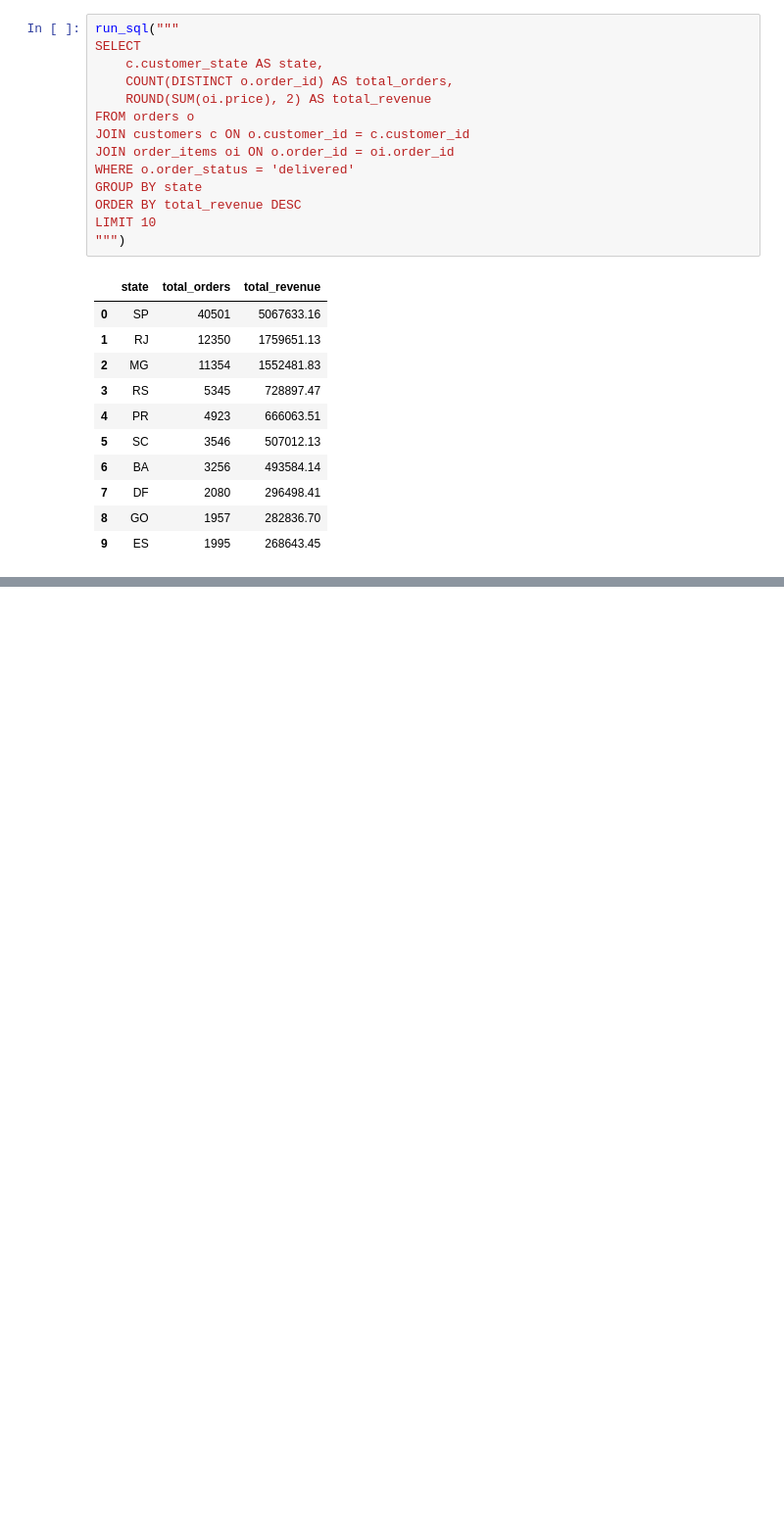
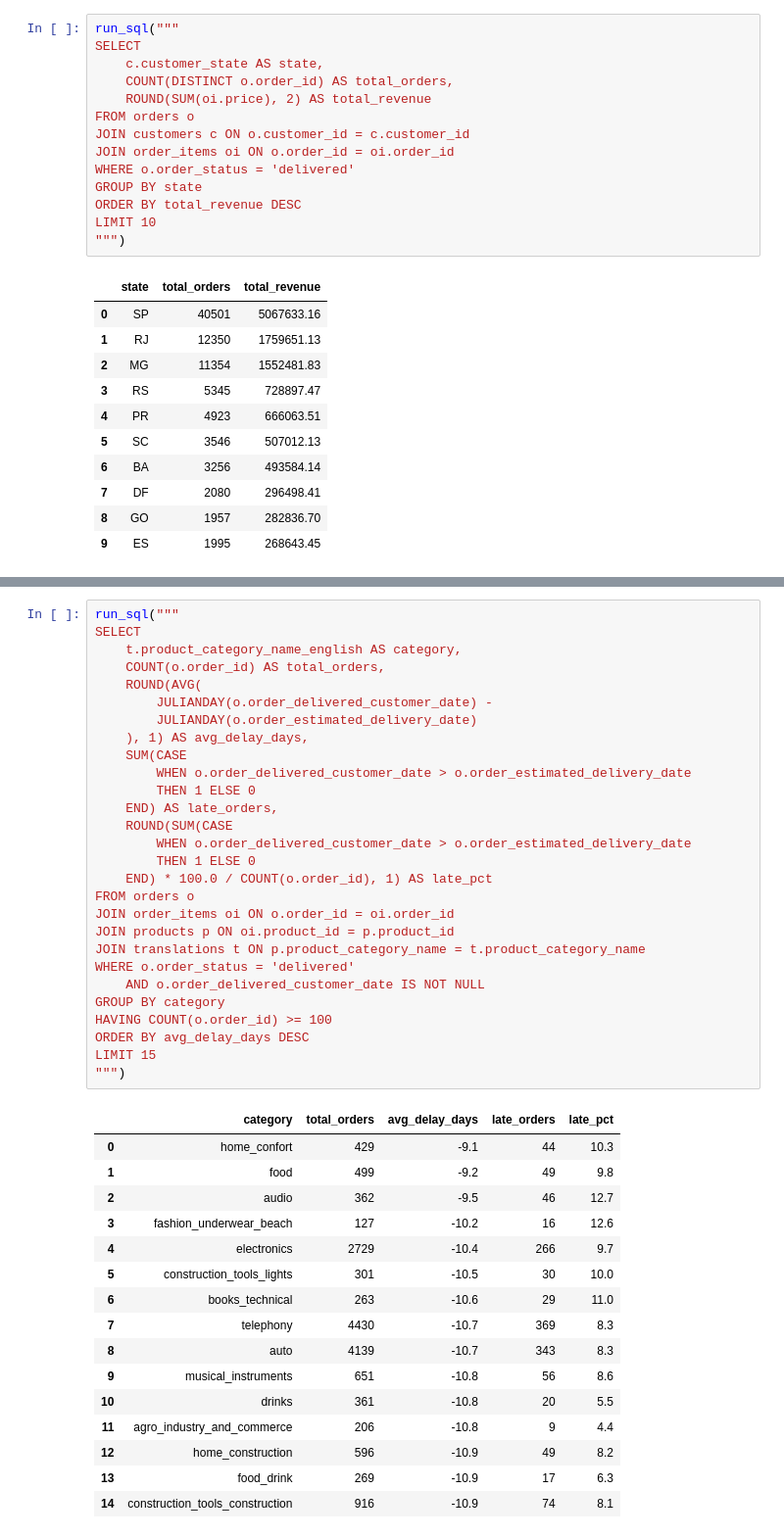
Before and after one commit to ragasree123/olist-ecommerce-analysis, a Jupyter notebook: notebooks/02_sql_analysis.ipynb, the cells around one changed output, grey strips where cells are left out. Shown at 98% size. Drawn from its saved outputs; the diff is of its cells as text; blank space fills up the shorter version.

```diff
--- a/notebooks/02_sql_analysis.ipynb
+++ b/notebooks/02_sql_analysis.ipynb
@@ -181,0 +187,45 @@ LIMIT 10
+# %%
+run_sql("""
+SELECT
+    t.product_category_name_english AS category,
+    COUNT(o.order_id) AS total_orders,
+    ROUND(AVG(
+        JULIANDAY(o.order_delivered_customer_date) -
+        JULIANDAY(o.order_estimated_delivery_date)
+    ), 1) AS avg_delay_days,
+    SUM(CASE
+        WHEN o.order_delivered_customer_date > o.order_estimated_delivery_date
+        THEN 1 ELSE 0
+    END) AS late_orders,
+    ROUND(SUM(CASE
+        WHEN o.order_delivered_customer_date > o.order_estimated_delivery_date
+        THEN 1 ELSE 0
+    END) * 100.0 / COUNT(o.order_id), 1) AS late_pct
+FROM orders o
+JOIN order_items oi ON o.order_id = oi.order_id
+JOIN products p ON oi.product_id = p.product_id
+JOIN translations t ON p.product_category_name = t.product_category_name
+WHERE o.order_status = 'delivered'
+    AND o.order_delivered_customer_date IS NOT NULL
+GROUP BY category
+HAVING COUNT(o.order_id) >= 100
+ORDER BY avg_delay_days DESC
+LIMIT 15
+""")
+# %% [output]
+|  | category | total_orders | avg_delay_days | late_orders | late_pct |
+| 0 | home_confort | 429 | -9.1 | 44 | 10.3 |
+| 1 | food | 499 | -9.2 | 49 | 9.8 |
+| 2 | audio | 362 | -9.5 | 46 | 12.7 |
+| 3 | fashion_underwear_beach | 127 | -10.2 | 16 | 12.6 |
+| 4 | electronics | 2729 | -10.4 | 266 | 9.7 |
+| 5 | construction_tools_lights | 301 | -10.5 | 30 | 10.0 |
+| 6 | books_technical | 263 | -10.6 | 29 | 11.0 |
+| 7 | telephony | 4430 | -10.7 | 369 | 8.3 |
+| 8 | auto | 4139 | -10.7 | 343 | 8.3 |
+| 9 | musical_instruments | 651 | -10.8 | 56 | 8.6 |
+| 10 | drinks | 361 | -10.8 | 20 | 5.5 |
+| 11 | agro_industry_and_commerce | 206 | -10.8 | 9 | 4.4 |
+| 12 | home_construction | 596 | -10.9 | 49 | 8.2 |
+| 13 | food_drink | 269 | -10.9 | 17 | 6.3 |
+| 14 | construction_tools_construction | 916 | -10.9 | 74 | 8.1 |
```
Also changed, not shown: parts of 2 cells of this notebook, 2 other files.
